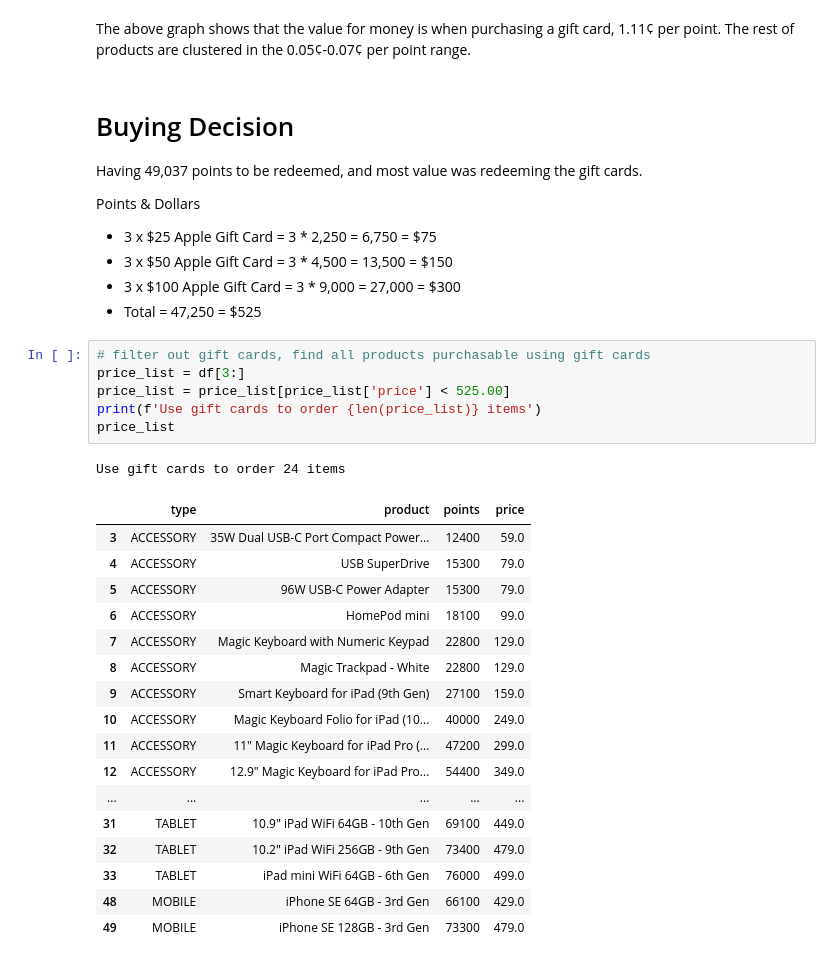
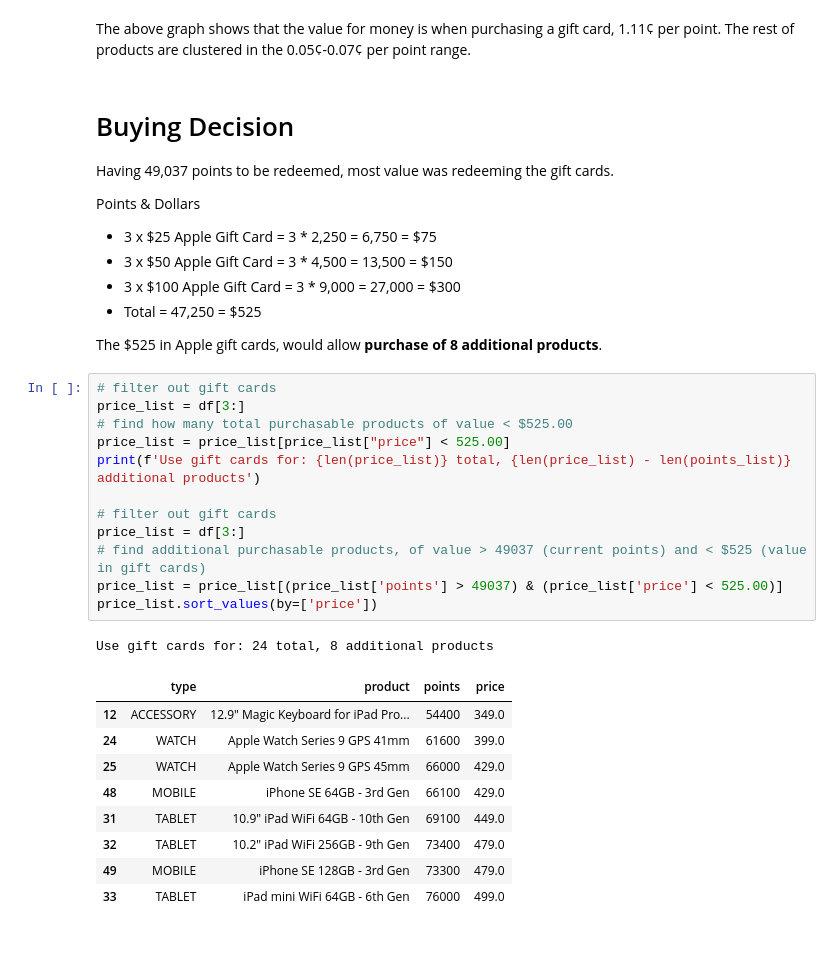
Before and after one commit to jayantbsai/points_redemption, a Jupyter notebook: analysis.ipynb, the cells around one changed output. Saved outputs shown, nothing was run; the diff lists cells and outputs as text.

```diff
--- a/analysis.ipynb
+++ b/analysis.ipynb
@@ -104,35 +71,35 @@ The above graph shows that the value for money is when purchasing a gift card, 1
 # %% [markdown]
 # Buying Decision
 
-Having 49,037 points to be redeemed, and most value was redeeming the gift cards.
+Having 49,037 points to be redeemed, most value was redeeming the gift cards.
 
 Points & Dollars
 *   3 x \$25 Apple Gift Card  = 3 * 2,250 = 6,750 = \$75
 *   3 x \$50 Apple Gift Card  = 3 * 4,500 = 13,500 = \$150
 *   3 x \$100 Apple Gift Card = 3 * 9,000 = 27,000 = \$300
 *   Total = 47,250 = \$525
+
+The $525 in Apple gift cards, would allow **purchase of 8 additional products**.
-# %%
-# filter out gift cards, find all products purchasable using gift cards
-price_list = df[3:]
-price_list = price_list[price_list['price'] < 525.00]
-print(f'Use gift cards to order {len(price_list)} items')
-price_list
-# %% [output]
-Use gift cards to order 24 items
-|  | type | product | points | price |
-| 3 | ACCESSORY | 35W Dual USB-C Port Compact Power... | 12400 | 59.0 |
-| 4 | ACCESSORY | USB SuperDrive | 15300 | 79.0 |
-| 5 | ACCESSORY | 96W USB-C Power Adapter | 15300 | 79.0 |
-| 6 | ACCESSORY | HomePod mini | 18100 | 99.0 |
-| 7 | ACCESSORY | Magic Keyboard with Numeric Keypad | 22800 | 129.0 |
-| 8 | ACCESSORY | Magic Trackpad - White | 22800 | 129.0 |
-| 9 | ACCESSORY | Smart Keyboard for iPad (9th Gen) | 27100 | 159.0 |
-| 10 | ACCESSORY | Magic Keyboard Folio for iPad (10... | 40000 | 249.0 |
-| 11 | ACCESSORY | 11" Magic Keyboard for iPad Pro (... | 47200 | 299.0 |
-| 12 | ACCESSORY | 12.9" Magic Keyboard for iPad Pro... | 54400 | 349.0 |
-| ... | ... | ... | ... | ... |
-| 31 | TABLET | 10.9" iPad WiFi 64GB - 10th Gen | 69100 | 449.0 |
-| 32 | TABLET | 10.2" iPad WiFi 256GB - 9th Gen | 73400 | 479.0 |
-| 33 | TABLET | iPad mini WiFi 64GB - 6th Gen | 76000 | 499.0 |
-| 48 | MOBILE | iPhone SE 64GB - 3rd Gen | 66100 | 429.0 |
-| 49 | MOBILE | iPhone SE 128GB - 3rd Gen | 73300 | 479.0 |
+# %%
+# filter out gift cards
+price_list = df[3:]
+# find how many total purchasable products of value < $525.00
+price_list = price_list[price_list["price"] < 525.00]
+print(f'Use gift cards for: {len(price_list)} total, {len(price_list) - len(points_list)} additional products')
+
+# filter out gift cards
+price_list = df[3:]
+# find additional purchasable products, of value > 49037 (current points) and < $525 (value in gift cards)
+price_list = price_list[(price_list['points'] > 49037) & (price_list['price'] < 525.00)]
+price_list.sort_values(by=['price'])
+# %% [output]
+Use gift cards for: 24 total, 8 additional products
+|  | type | product | points | price |
+| 12 | ACCESSORY | 12.9" Magic Keyboard for iPad Pro... | 54400 | 349.0 |
+| 24 | WATCH | Apple Watch Series 9 GPS 41mm | 61600 | 399.0 |
+| 25 | WATCH | Apple Watch Series 9 GPS 45mm | 66000 | 429.0 |
+| 48 | MOBILE | iPhone SE 64GB - 3rd Gen | 66100 | 429.0 |
+| 31 | TABLET | 10.9" iPad WiFi 64GB - 10th Gen | 69100 | 449.0 |
+| 32 | TABLET | 10.2" iPad WiFi 256GB - 9th Gen | 73400 | 479.0 |
+| 49 | MOBILE | iPhone SE 128GB - 3rd Gen | 73300 | 479.0 |
+| 33 | TABLET | iPad mini WiFi 64GB - 6th Gen | 76000 | 499.0 |
```
Also changed, not shown: parts of 8 cells of this notebook.
